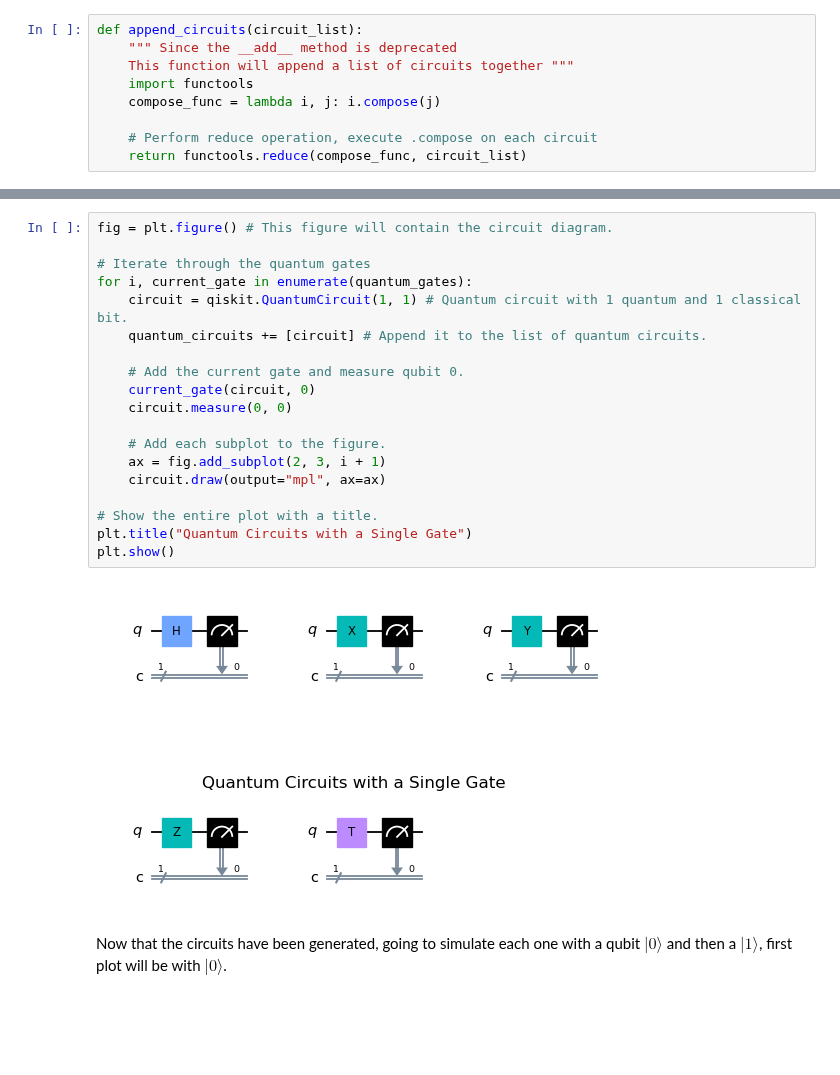
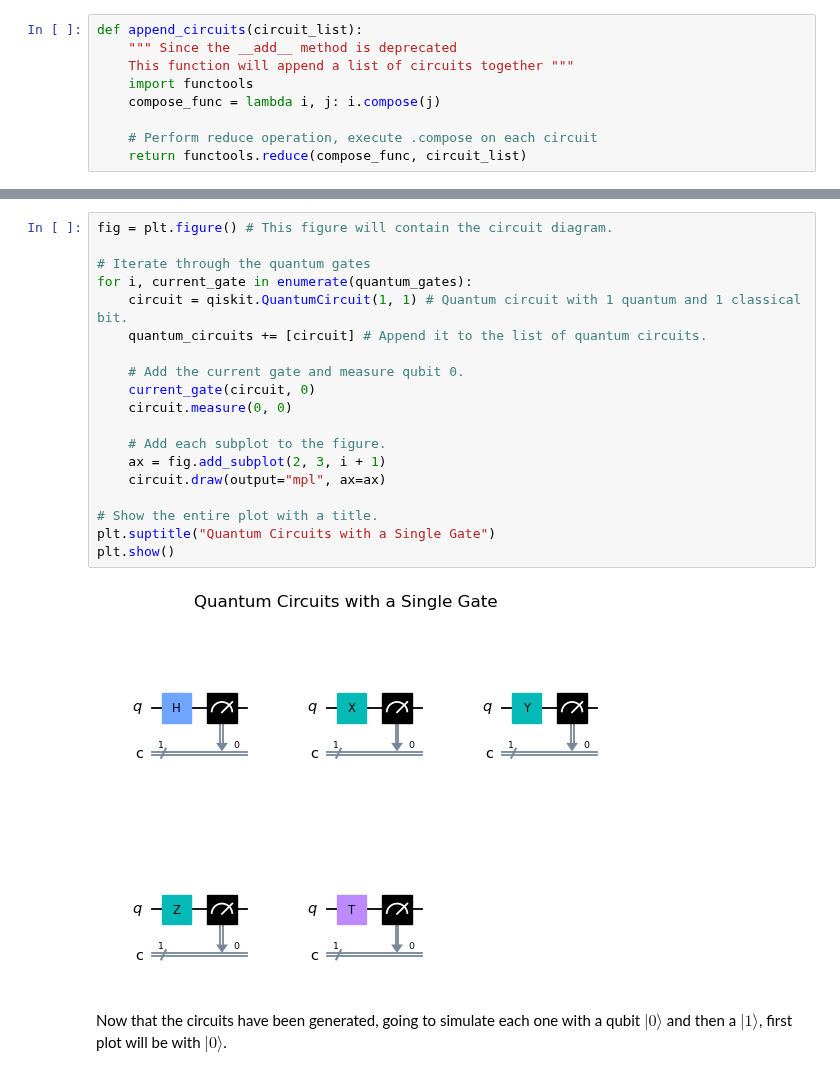
Before and after one commit to G00378925/emerging-technologies, a Jupyter notebook: notebooks/05-quantum-computing.ipynb, the cells around one changed output, grey strips where cells are left out. Drawn from its saved outputs; the diff is of its cells as text; blank space fills up the shorter version.

Commit message:
Tidying up the quantum notebook

```diff
--- a/notebooks/05-quantum-computing.ipynb
+++ b/notebooks/05-quantum-computing.ipynb
@@ -261,24 +257,24 @@ def append_circuits(circuit_list):
 # %%
 fig = plt.figure() # This figure will contain the circuit diagram.
 
 # Iterate through the quantum gates
 for i, current_gate in enumerate(quantum_gates):
     circuit = qiskit.QuantumCircuit(1, 1) # Quantum circuit with 1 quantum and 1 classical bit.
     quantum_circuits += [circuit] # Append it to the list of quantum circuits.
 
     # Add the current gate and measure qubit 0.
     current_gate(circuit, 0)
     circuit.measure(0, 0)
 
     # Add each subplot to the figure.
     ax = fig.add_subplot(2, 3, i + 1)
     circuit.draw(output="mpl", ax=ax)
 
 # Show the entire plot with a title.
-plt.title("Quantum Circuits with a Single Gate")
+plt.suptitle("Quantum Circuits with a Single Gate")
 plt.show()
 # %% [output]
-[figure, old version]
+[figure, new version]
 # %% [markdown]
 Now that the circuits have been generated, going to simulate each one with a qubit $|0\rangle$ and then a $|1\rangle$, first plot will be with $|0\rangle$.
 # %%
```
Also changed, not shown: parts of 28 cells of this notebook.
